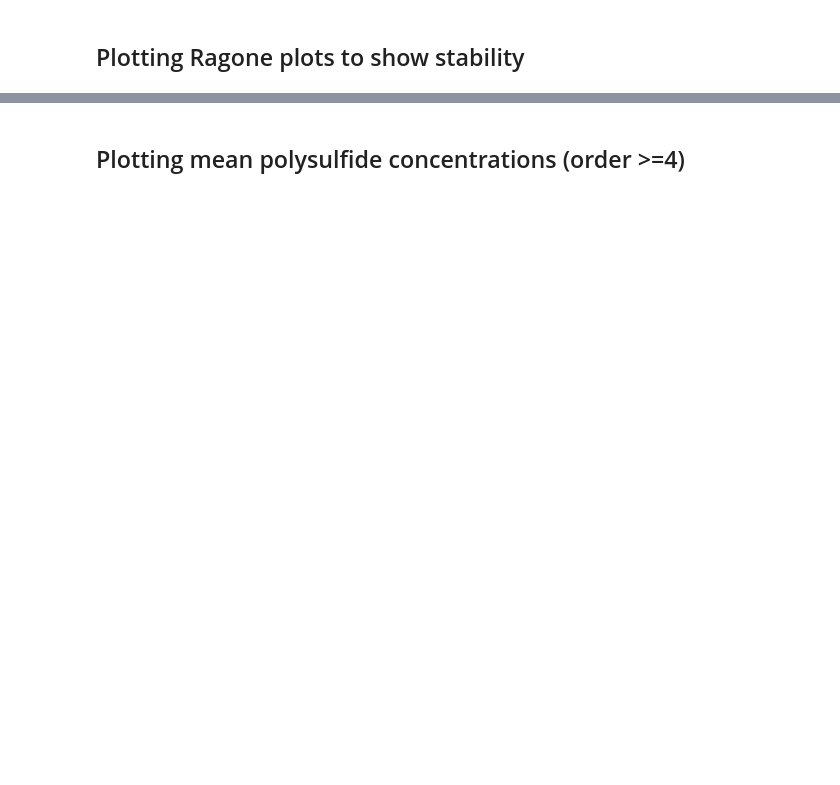
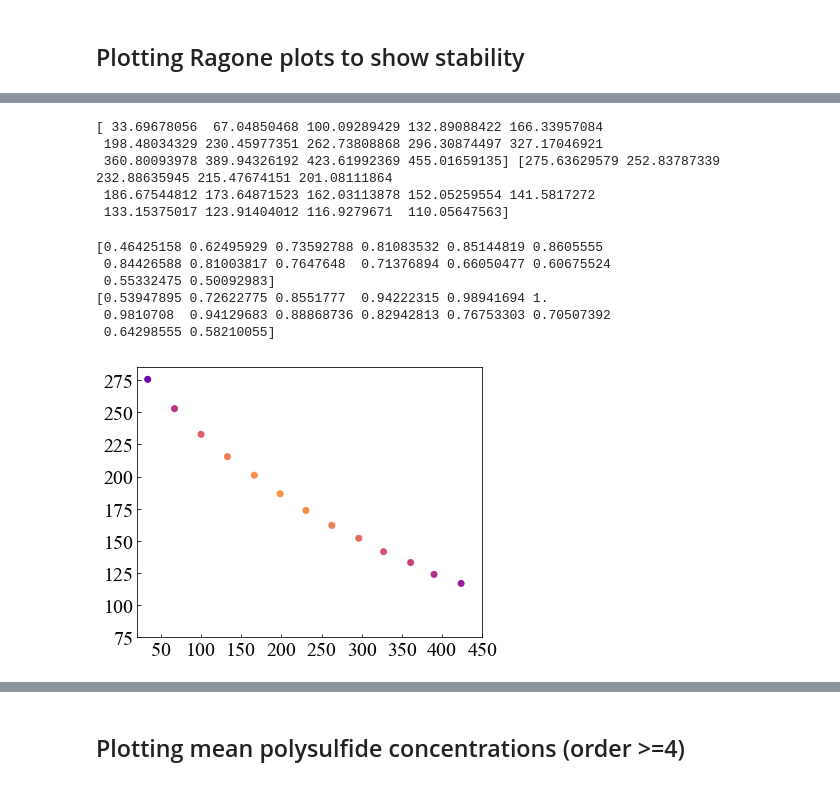
Before and after one commit to coresresearch/LiS-Battery, a Jupyter notebook: Li_S Plotting.ipynb, the cells around one changed output, grey strips where cells are left out. Drawn from its saved outputs; the diff is of its cells as text; code cells hidden in the pictures; blank space fills up the shorter version.

```diff
--- a/Li_S Plotting.ipynb
+++ b/Li_S Plotting.ipynb
@@ -244,0 +289,64 @@ os.chdir(owd)
+# %%
+Power_Li = np.zeros((len(keys)))
+E_rec_Li = np.zeros((len(keys)))
+for i in np.arange(0, len(keys)):
+    Vcell_Lii = Vcell_Li[keys[i]]
+    Cap_Lii = Cap_Li[keys[i]]
+    Vcell_Li_avg = np.average(Vcell_Lii)
+    Power_Li[i] = -Vcell_Li_avg*i_ext[i]*inputs.A_cat/an.m_bat
+    E_rec_Li[i] = -Vcell_Li_avg*Cap_Lii.iloc[-1]*(cat.m_S_0 + cat.m_S_el)/an.m_bat
+
+print(Power_Li, -E_rec_Li)
+# %% [output]
+[ 33.69678056  67.04850468 100.09289429 132.89088422 166.33957084
+ 198.48034329 230.45977351 262.73808868 296.30874497 327.17046921
+ 360.80093978 389.94326192 423.61992369 455.01659135] [275.63629579 252.83787339 232.88635945 215.47674151 201.08111864
+ 186.67544812 173.64871523 162.03113878 152.05259554 141.5817272
+ 133.15375017 123.91404012 116.9279671  110.05647563]
+# %%
+Max_conc = np.zeros((len(keys)))
+for i in np.arange(0, len(keys)):
+    #print(C_k_cascade[keys[i]])
+    max1 = max(C_k_Li[keys[i]]['rho_Li2S2(e)_cat1'])
+    max2 = max(C_k_Li[keys[i]]['rho_Li2S2(e)_cat2'])
+    max3 = max(C_k_Li[keys[i]]['rho_Li2S2(e)_cat3'])
+    #max4 = max(C_k_cascade[keys[i]]['rho_S2-(e)_cat4'])
+    #max5 = max(C_k_cascade[keys[i]]['rho_S2-(e)_cat5'])
+    Max_conc[i] = max(max1, max2, max3)
+print(Max_conc)
+
+Max_conc_norm = Max_conc/max(Max_conc)  #Li2S4_max
+print(Max_conc_norm)
+
+plasma_custom = matplotlib.cm.plasma(Max_conc_norm)
+# %% [output]
+[0.46425158 0.62495929 0.73592788 0.81083532 0.85144819 0.8605555
+ 0.84426588 0.81003817 0.7647648  0.71376894 0.66050477 0.60675524
+ 0.55332475 0.50092983]
+[0.53947895 0.72622775 0.8551777  0.94222315 0.98941694 1.
+ 0.9810708  0.94129683 0.88868736 0.82942813 0.76753303 0.70507392
+ 0.64298555 0.58210055]
+# %%
+os.chdir(owd)
+os.chdir('Figures/ragone plots')
+fig = plt.figure(1)
+ax = fig.add_axes([0.2, 0.2, 0.6, 0.75])
+ax.tick_params(direction='in')
+fig.set_size_inches((8., 5.))
+
+for tick in ax.xaxis.get_major_ticks():
+    tick.label1.set_fontsize(fs)
+    tick.label1.set_fontname(font)
+for tick in ax.yaxis.get_major_ticks():
+    tick.label1.set_fontsize(fs)
+    tick.label1.set_fontname(font)
+
+p1 = plt.scatter(Power_Li, -E_rec_Li, c=Max_conc, cmap='plasma',
+                 vmin=0.3, vmax=1+0.05)
+#plt.colorbar(p1)
+plt.ylim((75, 285))
+plt.xlim((20, 450))
+fig.savefig('Ragone_Li.png')
+os.chdir(owd)
+# %% [output]
+[figure, added]
```
Also changed, not shown: parts of 14 cells of this notebook, 6 other files.
